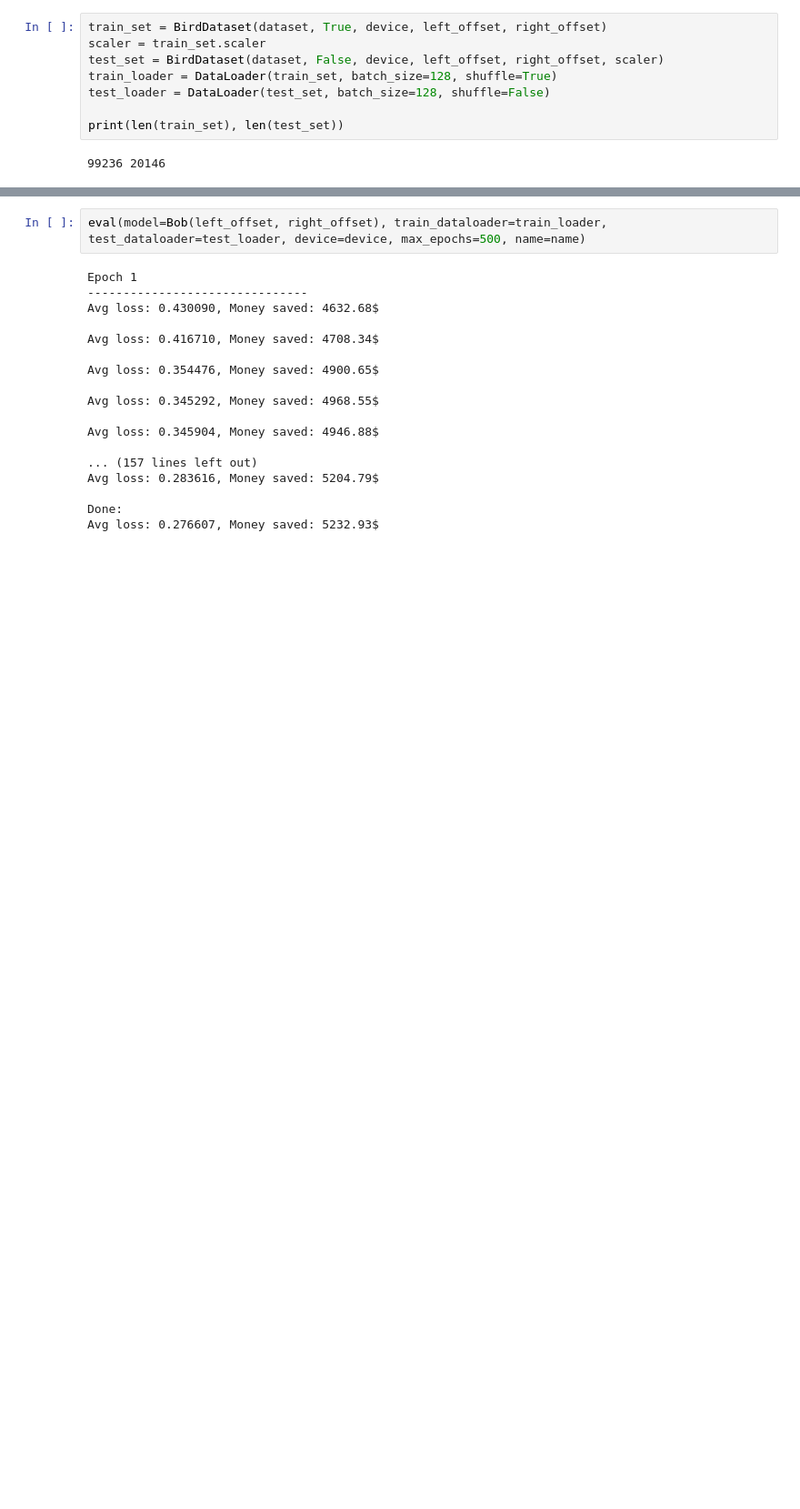
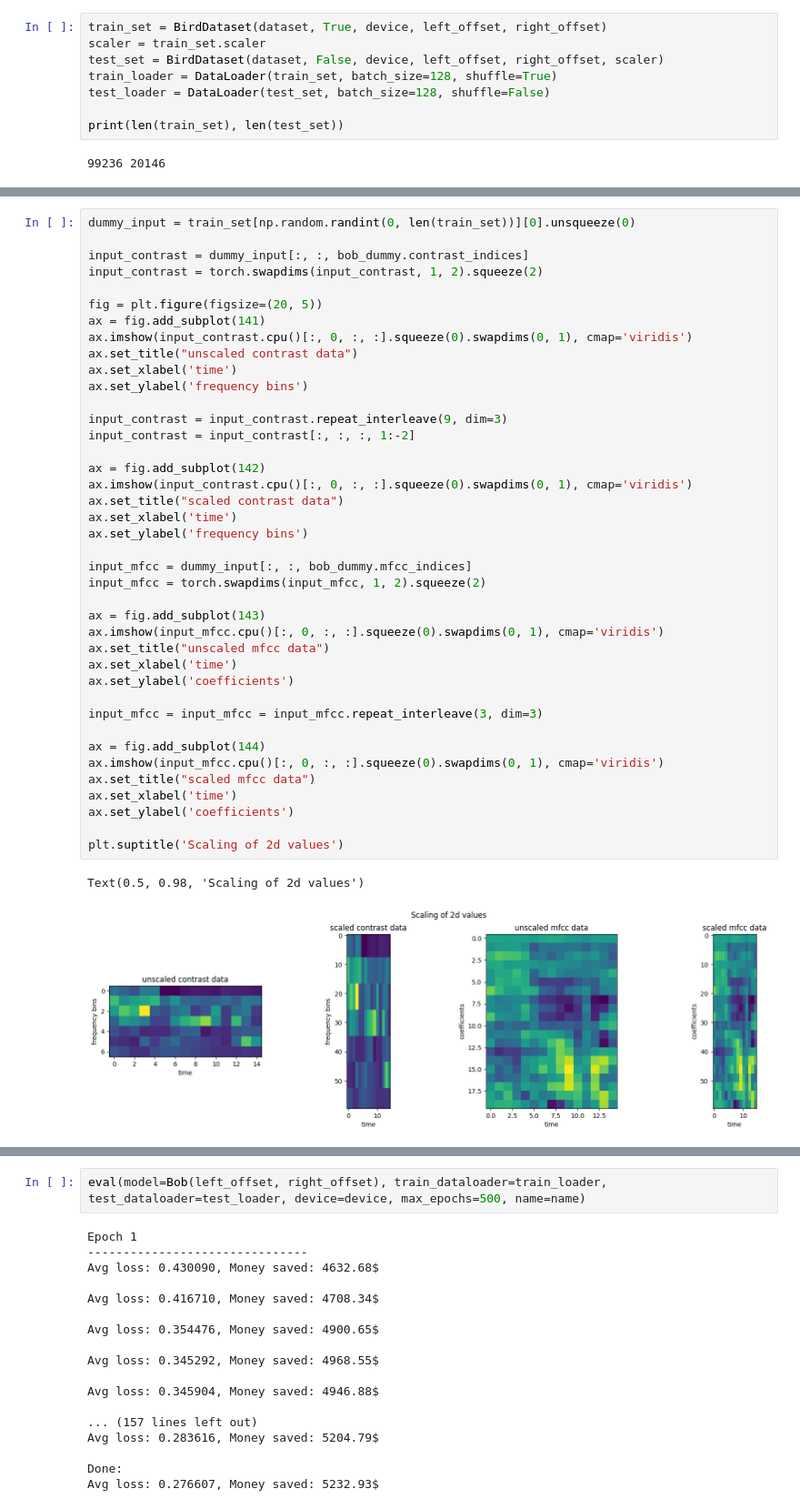
Before and after one commit to RedPill69/BirdTask, a Jupyter notebook: task03/bob.ipynb, the cells around one changed output, grey strips where cells are left out. Shown at 91% size. Saved outputs shown, nothing was run; the diff lists cells and outputs as text; blank space fills up the shorter version.

```diff
--- a/task03/bob.ipynb
+++ b/task03/bob.ipynb
@@ -381 +389,44 @@ print(len(train_set), len(test_set))
+# %%
+dummy_input = train_set[np.random.randint(0, len(train_set))][0].unsqueeze(0)
+
+input_contrast = dummy_input[:, :, bob_dummy.contrast_indices]
+input_contrast = torch.swapdims(input_contrast, 1, 2).squeeze(2)
+
+fig = plt.figure(figsize=(20, 5))
+ax = fig.add_subplot(141)
+ax.imshow(input_contrast.cpu()[:, 0, :, :].squeeze(0).swapdims(0, 1), cmap='viridis')
+ax.set_title("unscaled contrast data")
+ax.set_xlabel('time')
+ax.set_ylabel('frequency bins')
+
+input_contrast = input_contrast.repeat_interleave(9, dim=3)
+input_contrast = input_contrast[:, :, :, 1:-2]
+
+ax = fig.add_subplot(142)
+ax.imshow(input_contrast.cpu()[:, 0, :, :].squeeze(0).swapdims(0, 1), cmap='viridis')
+ax.set_title("scaled contrast data")
+ax.set_xlabel('time')
+ax.set_ylabel('frequency bins')
+
+input_mfcc = dummy_input[:, :, bob_dummy.mfcc_indices]
+input_mfcc = torch.swapdims(input_mfcc, 1, 2).squeeze(2)
+
+ax = fig.add_subplot(143)
+ax.imshow(input_mfcc.cpu()[:, 0, :, :].squeeze(0).swapdims(0, 1), cmap='viridis')
+ax.set_title("unscaled mfcc data")
+ax.set_xlabel('time')
+ax.set_ylabel('coefficients')
+
+input_mfcc = input_mfcc = input_mfcc.repeat_interleave(3, dim=3)
+
+ax = fig.add_subplot(144)
+ax.imshow(input_mfcc.cpu()[:, 0, :, :].squeeze(0).swapdims(0, 1), cmap='viridis')
+ax.set_title("scaled mfcc data")
+ax.set_xlabel('time')
+ax.set_ylabel('coefficients')
+
+plt.suptitle('Scaling of 2d values')
+# %% [output]
+Text(0.5, 0.98, 'Scaling of 2d values')
+[figure, added]
 # %%
```
Also changed, not shown: parts of 2 cells of this notebook, 5 other files.
